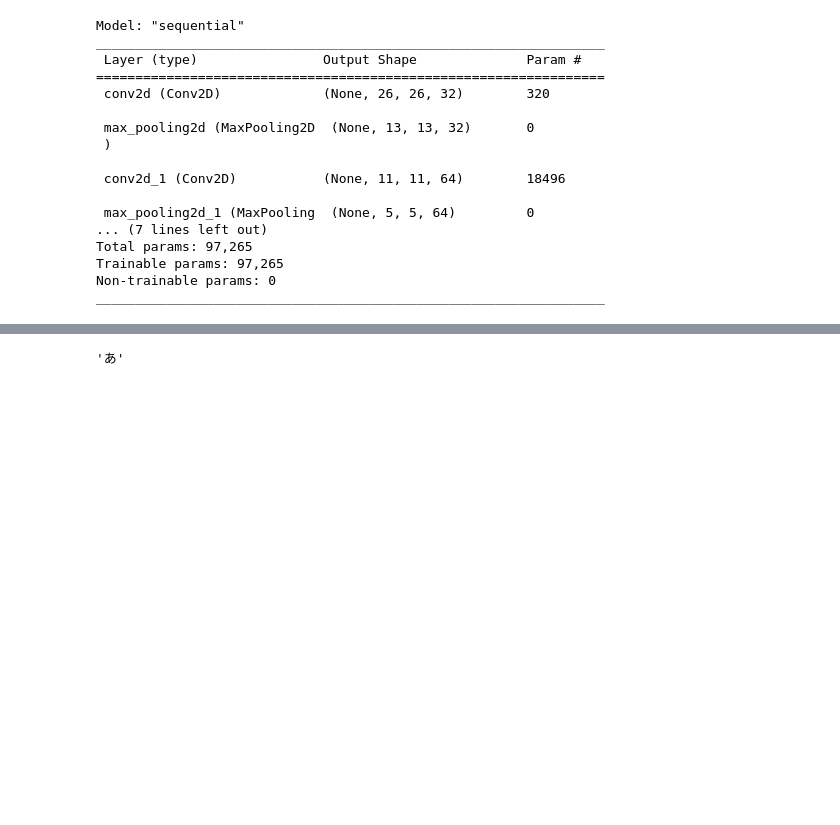
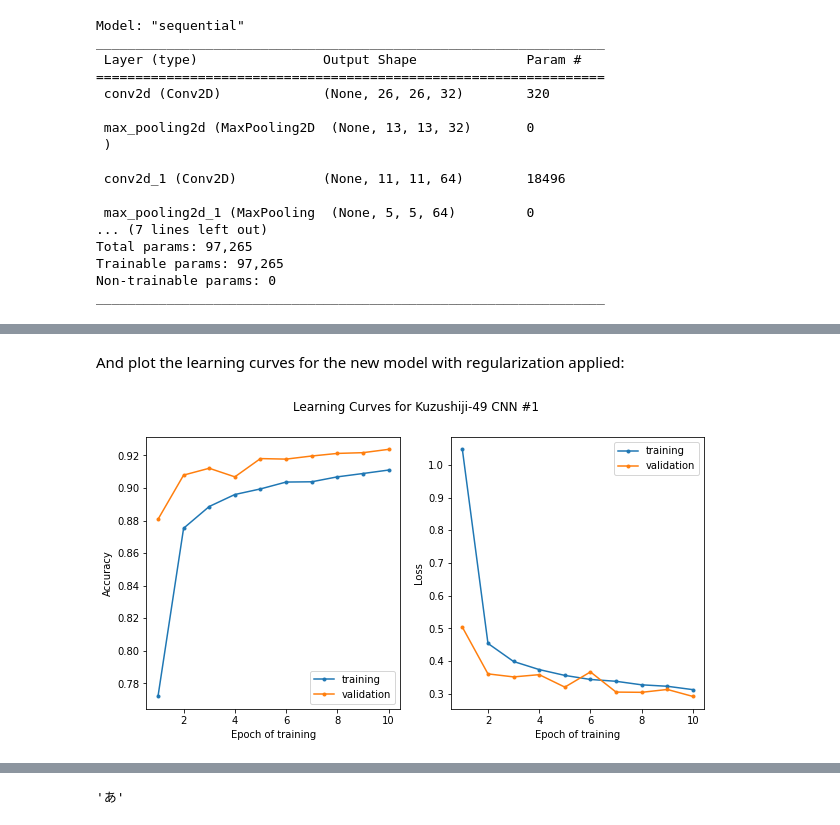
Before and after one commit to mylesmharrison/Kuzushiji-49-CNN, a Jupyter notebook: Kuzushiiji-Pt-2.ipynb, the cells around one changed output, grey strips where cells are left out. Saved outputs shown, nothing was run; the diff lists cells and outputs as text; code cells hidden in the pictures; blank space fills up the shorter version.

```diff
--- a/Kuzushiiji-Pt-2.ipynb
+++ b/Kuzushiiji-Pt-2.ipynb
@@ -315,0 +302,16 @@ y_proba.shape
+# %%
+ks_model = Sequential()
+
+ks_model.add(Input(shape=(28, 28, 1)))
+ks_model.add(Conv2D(32, kernel_size=(3, 3), activation="relu"))
+ks_model.add(Dropout(0.3))
+ks_model.add(MaxPooling2D(pool_size=(2, 2)))
+ks_model.add(Conv2D(64, kernel_size=(3, 3), activation="relu"))
+ks_model.add(Dropout(0.3))
+ks_model.add(MaxPooling2D(pool_size=(2, 2)))
+ks_model.add(Flatten())
+ks_model.add(Dense(49, activation="softmax"))
+
+ks_model.compile(loss="sparse_categorical_crossentropy", optimizer="adam", metrics=["accuracy"])
+
+ks_model.summary()
@@ -315,0 +320,2 @@ y_proba.shape
+# %%
+history = ks_model.fit(X_train, y_train, epochs=10, validation_split=0.3)
@@ -315,0 +343,27 @@ y_proba.shape
+# %% [markdown]
+And plot the learning curves for the new model with regularization applied:
+# %%
+epochs = np.arange(10) + 1
+
+plt.subplots(1,2, figsize=(10, 5))
+
+# Accuracy plot
+plt.subplot(1,2,1)
+plt.plot(epochs, history.history['accuracy'], marker='.', label='training')
+plt.plot(epochs, history.history['val_accuracy'], marker='.', label='validation')
+plt.xlabel('Epoch of training')
+plt.ylabel('Accuracy')
+plt.legend()
+
+# Loss plot
+plt.subplot(1,2,2)
+plt.plot(epochs, history.history['loss'], marker='.', label='training')
+plt.plot(epochs, history.history['val_loss'], marker='.', label='validation')
+plt.xlabel('Epoch of training')
+plt.ylabel('Loss')
+plt.legend()
+
+plt.suptitle('Learning Curves for Kuzushiji-49 CNN #1')
+plt.show()
+# %% [output]
+[figure, added]
```
Also changed, not shown: parts of 42 cells of this notebook.
